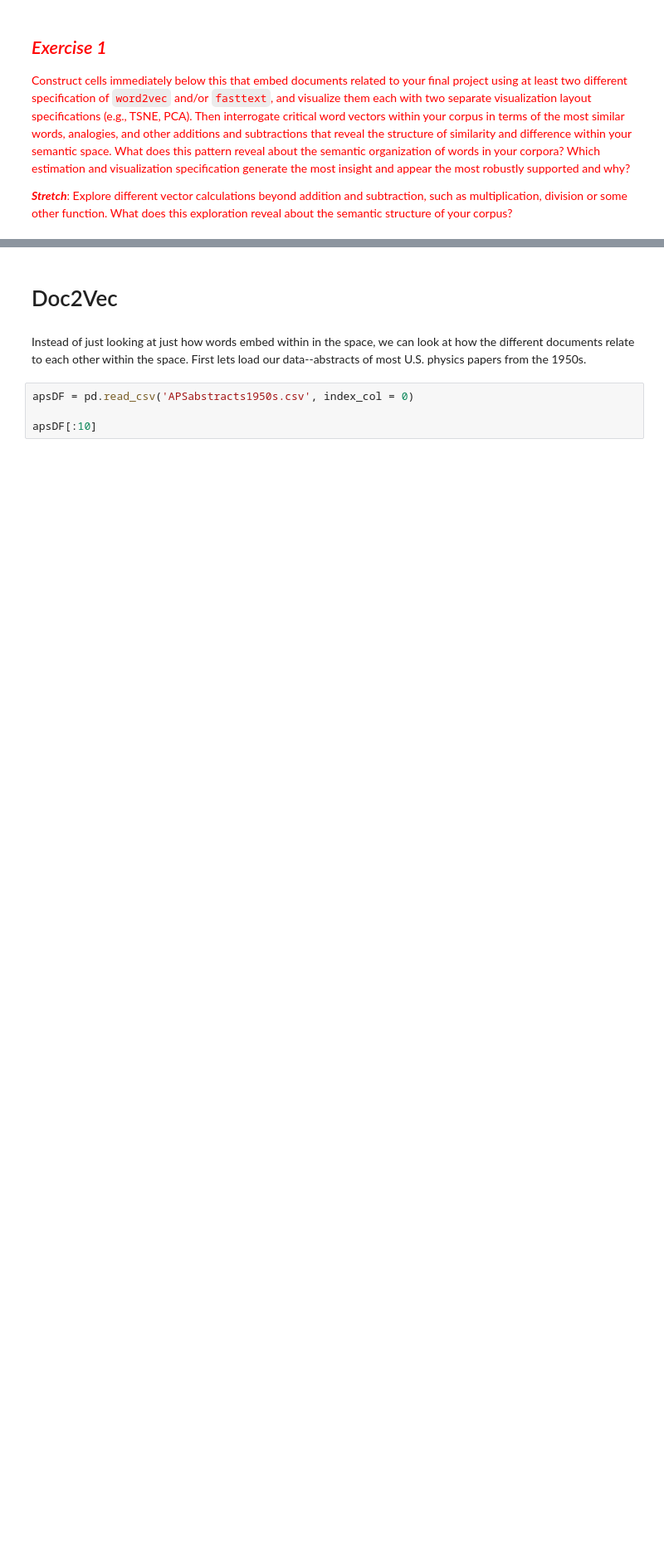
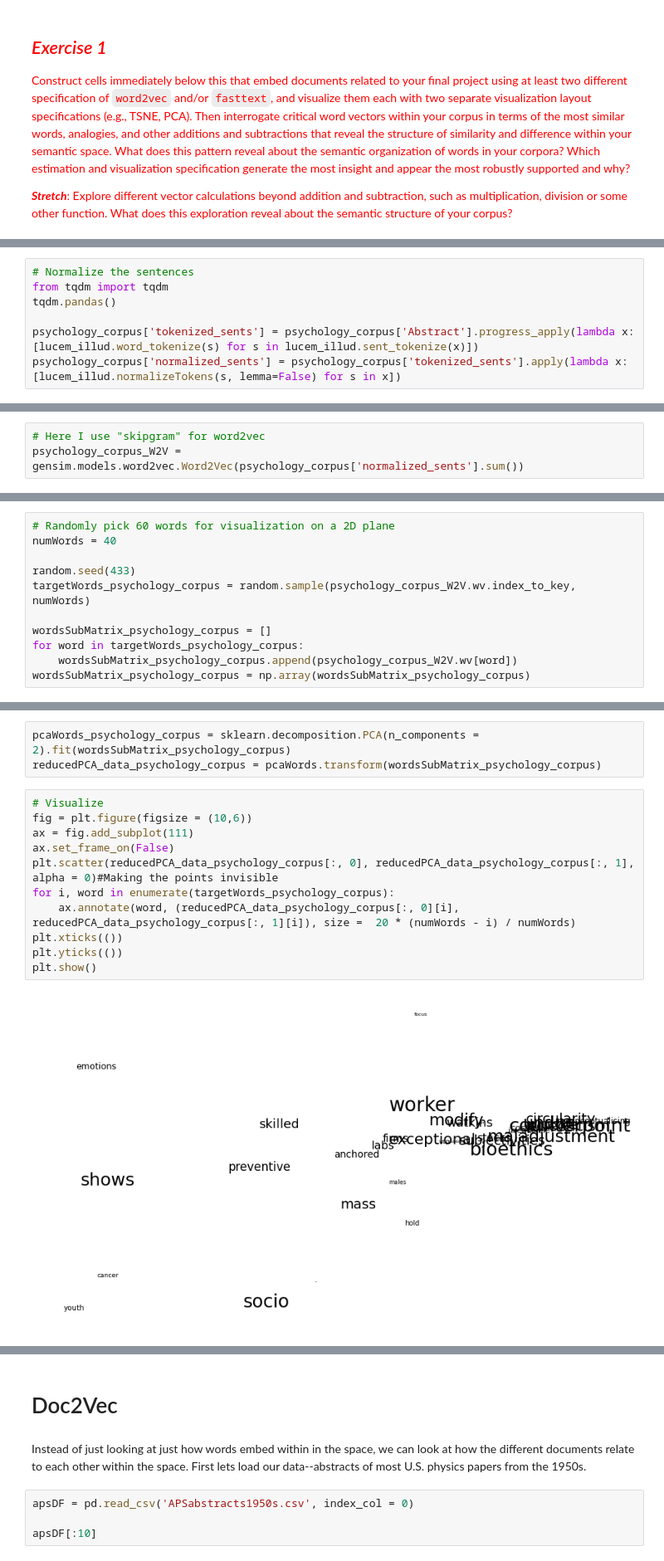
Before and after one commit to cty20010831/SOCI-40133-Computational-Content-Analysis, a Jupyter notebook: week 4/4_Word_Embeddings.ipynb, the cells around one changed output, grey strips where cells are left out. Shown at 83% size. Saved outputs shown, nothing was run; the diff lists cells and outputs as text; blank space fills up the shorter version.

```diff
--- a/week 4/4_Word_Embeddings.ipynb
+++ b/week 4/4_Word_Embeddings.ipynb
@@ -458,0 +538,7 @@ array([-2.70548295e-02,  1.50540456e-01,  2.53648639e-01, -4.23338339e-02,
+# %%
+# Normalize the sentences
+from tqdm import tqdm
+tqdm.pandas()
+
+psychology_corpus['tokenized_sents'] = psychology_corpus['Abstract'].progress_apply(lambda x: [lucem_illud.word_tokenize(s) for s in lucem_illud.sent_tokenize(x)])
+psychology_corpus['normalized_sents'] = psychology_corpus['tokenized_sents'].apply(lambda x: [lucem_illud.normalizeTokens(s, lemma=False) for s in x])
@@ -458,0 +547,3 @@ array([-2.70548295e-02,  1.50540456e-01,  2.53648639e-01, -4.23338339e-02,
+# %%
+# Here I use "skipgram" for word2vec
+psychology_corpus_W2V = gensim.models.word2vec.Word2Vec(psychology_corpus['normalized_sents'].sum())
@@ -458,0 +553,11 @@ array([-2.70548295e-02,  1.50540456e-01,  2.53648639e-01, -4.23338339e-02,
+# %%
+# Randomly pick 60 words for visualization on a 2D plane
+numWords = 40
+
+random.seed(433)
+targetWords_psychology_corpus = random.sample(psychology_corpus_W2V.wv.index_to_key, numWords)
+
+wordsSubMatrix_psychology_corpus = []
+for word in targetWords_psychology_corpus:
+    wordsSubMatrix_psychology_corpus.append(psychology_corpus_W2V.wv[word])
+wordsSubMatrix_psychology_corpus = np.array(wordsSubMatrix_psychology_corpus)
@@ -458,0 +566,16 @@ array([-2.70548295e-02,  1.50540456e-01,  2.53648639e-01, -4.23338339e-02,
+# %%
+pcaWords_psychology_corpus = sklearn.decomposition.PCA(n_components = 2).fit(wordsSubMatrix_psychology_corpus)
+reducedPCA_data_psychology_corpus = pcaWords.transform(wordsSubMatrix_psychology_corpus)
+# %%
+# Visualize
+fig = plt.figure(figsize = (10,6))
+ax = fig.add_subplot(111)
+ax.set_frame_on(False)
+plt.scatter(reducedPCA_data_psychology_corpus[:, 0], reducedPCA_data_psychology_corpus[:, 1], alpha = 0)#Making the points invisible
+for i, word in enumerate(targetWords_psychology_corpus):
+    ax.annotate(word, (reducedPCA_data_psychology_corpus[:, 0][i], reducedPCA_data_psychology_corpus[:, 1][i]), size =  20 * (numWords - i) / numWords)
+plt.xticks(())
+plt.yticks(())
+plt.show()
+# %% [output]
+[figure, added]
```
Also changed, not shown: parts of 74 cells of this notebook.
